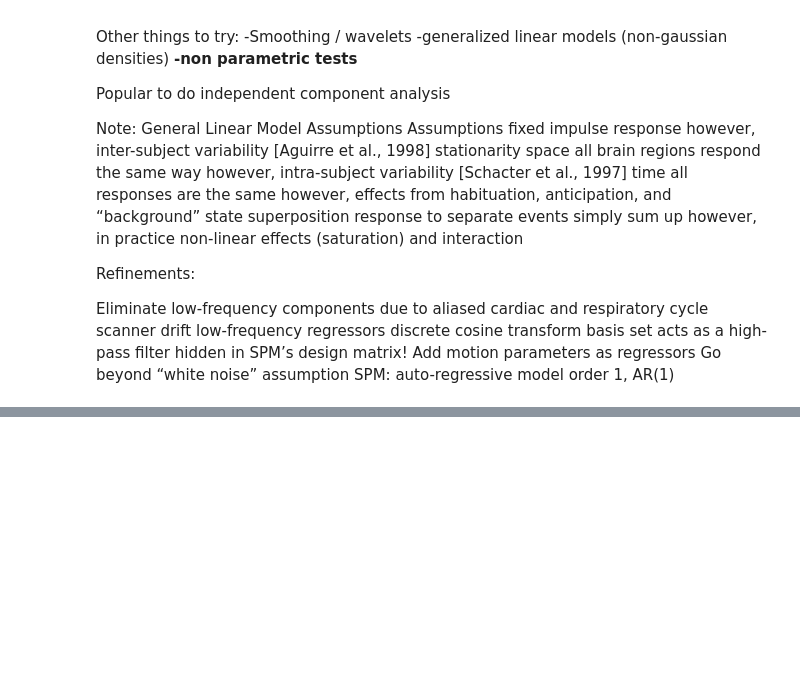
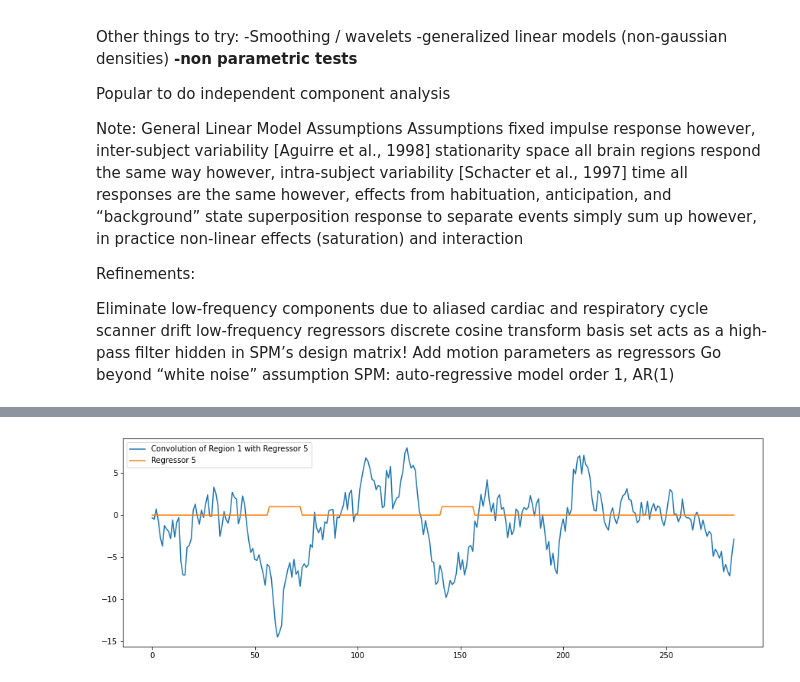
Before and after one commit to alec-flowers/machine-learning-cs433-p2, a Jupyter notebook: data_exploraiton.ipynb, the cells around one changed output, grey strips where cells are left out. Saved outputs shown, nothing was run; the diff lists cells and outputs as text; code cells hidden in the pictures; blank space fills up the shorter version.

```diff
--- a/data_exploraiton.ipynb
+++ b/data_exploraiton.ipynb
@@ -180,0 +131,10 @@ print(i)
+# %%
+# building a dataframe with the regressors
+regressors_df = pd.DataFrame(mat_r['Regressor'])
+regressors_df = regressors_df.transpose()
+# %%
+# one-hot encoding the regressors
+regressors_df_sep = pd.get_dummies(regressors_df[0])
+# dropping column 0 as to not have a overdetemined model (dummy variable trap)
+regressors_df_sep.drop(columns=[0], inplace=True)
+regressors_df_sep.head()
@@ -180,0 +148,10 @@ print(i)
+# %%
+# testing the convolution for one regressor (regressor 5) for subject 1 region 1
+subject_1_df = fMRI_df[fMRI_df['subject']==1].iloc[:,1]
+test_conv = np.convolve(subject_1_df, regressors_df_sep[5], mode='same')
+plt.plot(test_conv, label='Convolution of Region 1 with Regressor 5')
+plt.plot(regressors_df_sep[5], label='Regressor 5')
+plt.legend()
+plt.show()
+# %% [output]
+[figure, added]
```
Also changed, not shown: parts of 23 cells of this notebook.
